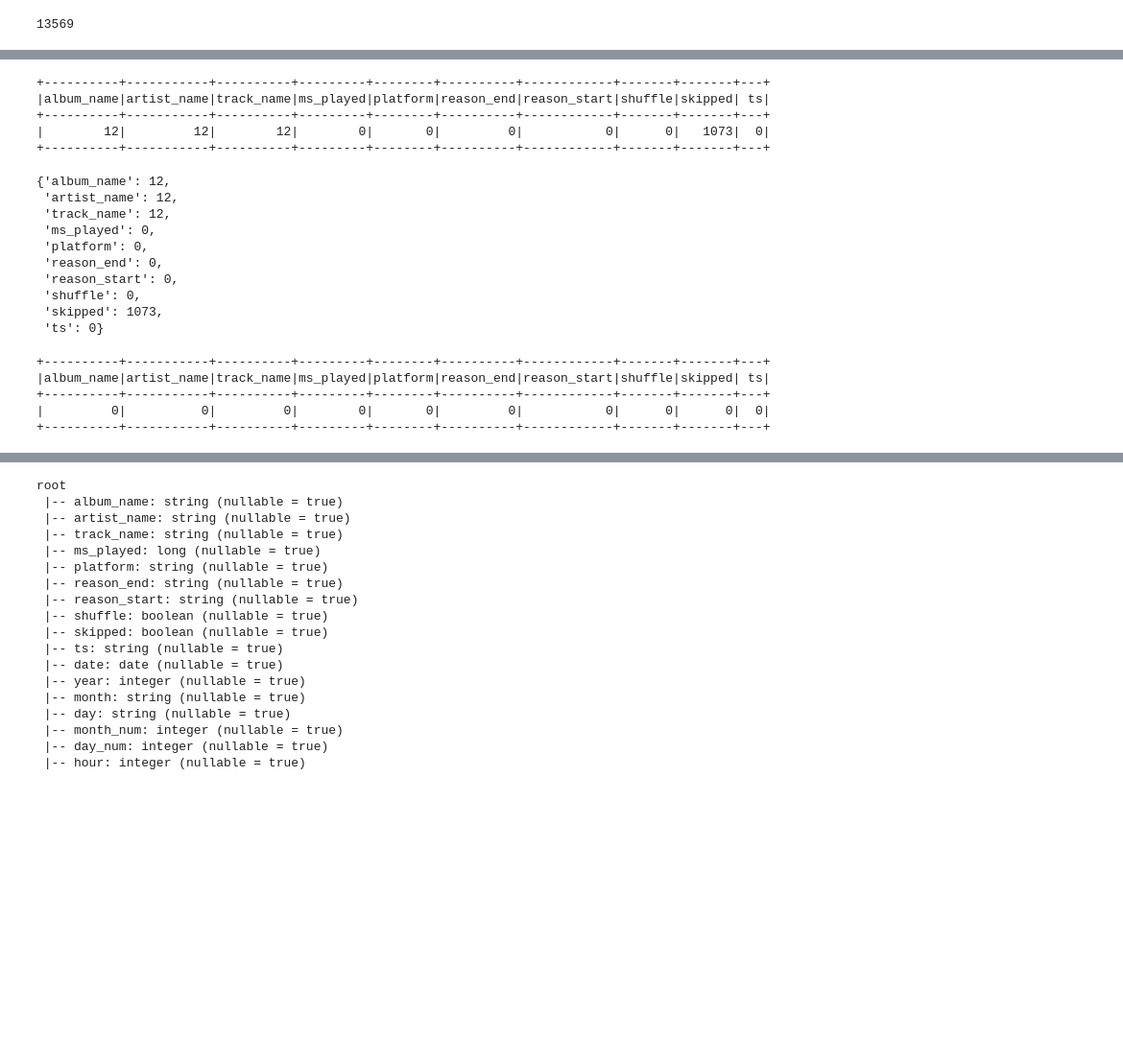
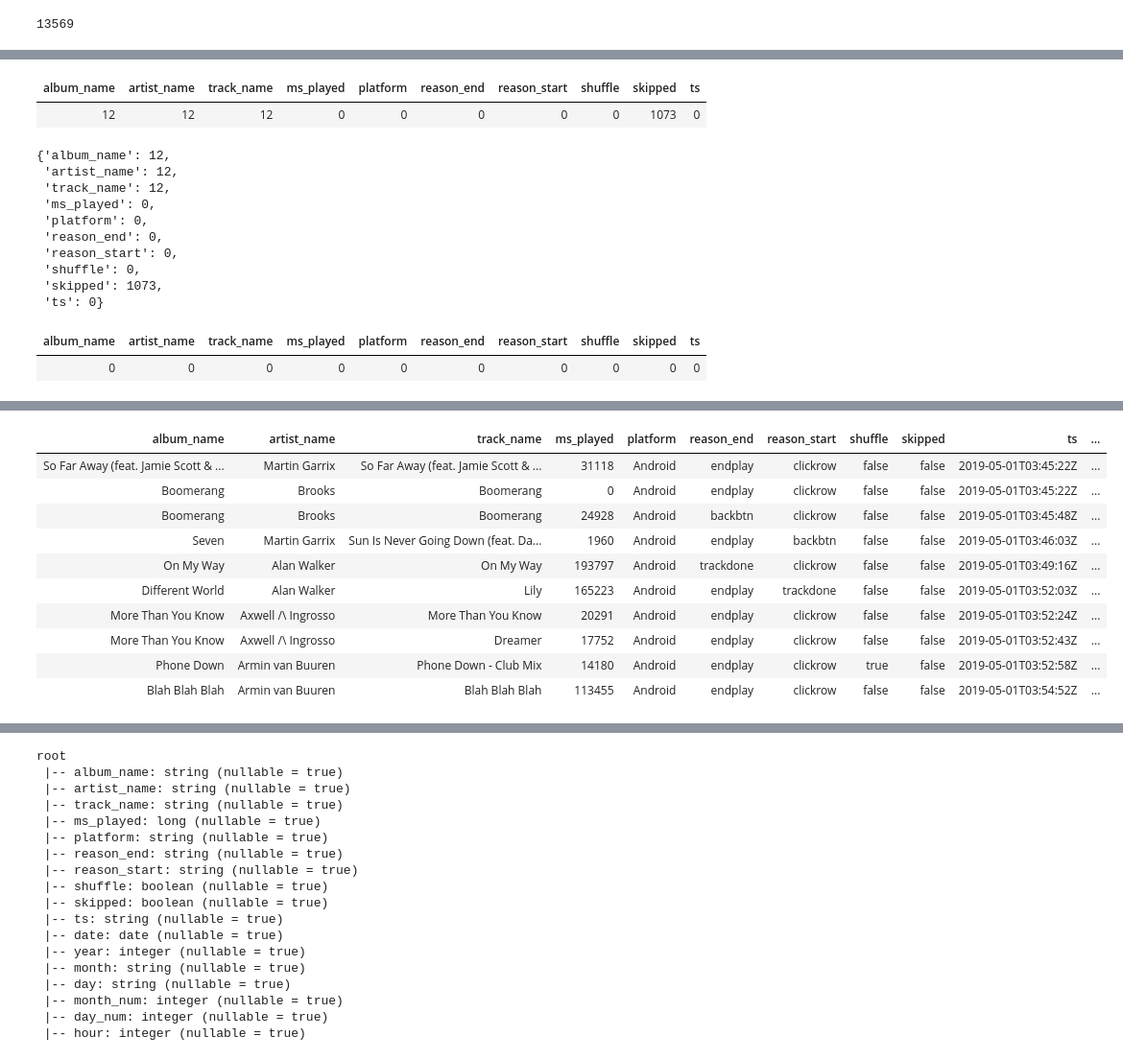
Before and after one commit to BSrinivasChandra/Spotify-Analysis, a Jupyter notebook: Data Loading And Transformation.ipynb, the cells around one changed output, grey strips where cells are left out. Shown: that part at 96% size. Cells and saved outputs as stored; diff of their text form; code cells hidden in the pictures; blank space fills up the shorter version.

Commit message:
Records Limited for outputs

```diff
--- a/Data Loading And Transformation.ipynb
+++ b/Data Loading And Transformation.ipynb
@@ -153,26 +139,23 @@ only showing top 10 rows
 #Displaying the count of NULL values in each Column.
 from pyspark.sql.functions import col, when, count, coalesce
 df_null_count = sp_df.select([count(when(col(c).isNull(),c)).alias(c) for c in sp_df.columns])
-df_null_count.show(10)
+df_null_count.display(10)
 # A Dictonary with columns and count of null values.
 df_null_count_dict = {c : sp_df.filter(col(c).isNull()).count() for c in sp_df.columns}
 df_null_count_dict
 # %% [output]
+| album_name | artist_name | track_name | ms_played | platform | reason_end | reason_start | shuffle | skipped | ts |
+| 12 | 12 | 12 | 0 | 0 | 0 | 0 | 0 | 1073 | 0 |
-+----------+-----------+----------+---------+--------+----------+------------+-------+-------+---+
-|album_name|artist_name|track_name|ms_played|platform|reason_end|reason_start|shuffle|skipped| ts|
-+----------+-----------+----------+---------+--------+----------+------------+-------+-------+---+
-|        12|         12|        12|        0|       0|         0|           0|      0|   1073|  0|
-+----------+-----------+----------+---------+--------+----------+------------+-------+-------+---+
+{'album_name': 12,
+ 'artist_name': 12,
+ 'track_name': 12,
+ 'ms_played': 0,
+ 'platform': 0,
+ 'reason_end': 0,
+ 'reason_start': 0,
+ 'shuffle': 0,
+ 'skipped': 1073,
+ 'ts': 0}
-{'album_name': 12,
- 'artist_name': 12,
- 'track_name': 12,
- 'ms_played': 0,
- 'platform': 0,
- 'reason_end': 0,
- 'reason_start': 0,
- 'shuffle': 0,
- 'skipped': 1073,
- 'ts': 0}
 # %%
 sp_df = sp_df.dropna(subset=['album_name', 'artist_name', 'track_name'])
 # %%
@@ -185,14 +168,11 @@ sp_df = sp_df.withColumn('skipped', when(col('skipped').isNull(), False).otherwi
 # %%
 from pyspark.sql.functions import col, when, count, coalesce
 df_null_count = sp_df.select([count(when(col(c).isNull(),c)).alias(c) for c in sp_df.columns])
-df_null_count.show(10)
+df_null_count.display(10)
 # %% [output]
-+----------+-----------+----------+---------+--------+----------+------------+-------+-------+---+
-|album_name|artist_name|track_name|ms_played|platform|reason_end|reason_start|shuffle|skipped| ts|
-+----------+-----------+----------+---------+--------+----------+------------+-------+-------+---+
-|         0|          0|         0|        0|       0|         0|           0|      0|      0|  0|
-+----------+-----------+----------+---------+--------+----------+------------+-------+-------+---+
+| album_name | artist_name | track_name | ms_played | platform | reason_end | reason_start | shuffle | skipped | ts |
+| 0 | 0 | 0 | 0 | 0 | 0 | 0 | 0 | 0 | 0 |
 # %%
 sp_df = sp_df.withColumn('date', col('ts').cast('date'))
-sp_df.show(10)
+sp_df.limit(10).display()
 # %% [output]
@@ -214,3 +179,14 @@ only showing top 10 rows
+| album_name | artist_name | track_name | ms_played | platform | reason_end | reason_start | shuffle | skipped | ts | ... |
+| So Far Away (feat. Jamie Scott & ... | Martin Garrix | So Far Away (feat. Jamie Scott & ... | 31118 | Android | endplay | clickrow | false | false | 2019-05-01T03:45:22Z | ... |
+| Boomerang | Brooks | Boomerang | 0 | Android | endplay | clickrow | false | false | 2019-05-01T03:45:22Z | ... |
+| Boomerang | Brooks | Boomerang | 24928 | Android | backbtn | clickrow | false | false | 2019-05-01T03:45:48Z | ... |
+| Seven | Martin Garrix | Sun Is Never Going Down (feat. Da... | 1960 | Android | endplay | backbtn | false | false | 2019-05-01T03:46:03Z | ... |
+| On My Way | Alan Walker | On My Way | 193797 | Android | trackdone | clickrow | false | false | 2019-05-01T03:49:16Z | ... |
+| Different World | Alan Walker | Lily | 165223 | Android | endplay | trackdone | false | false | 2019-05-01T03:52:03Z | ... |
+| More Than You Know | Axwell /\ Ingrosso | More Than You Know | 20291 | Android | endplay | clickrow | false | false | 2019-05-01T03:52:24Z | ... |
+| More Than You Know | Axwell /\ Ingrosso | Dreamer | 17752 | Android | endplay | clickrow | false | false | 2019-05-01T03:52:43Z | ... |
+| Phone Down | Armin van Buuren | Phone Down - Club Mix | 14180 | Android | endplay | clickrow | true | false | 2019-05-01T03:52:58Z | ... |
+| Blah Blah Blah | Armin van Buuren | Blah Blah Blah | 113455 | Android | endplay | clickrow | false | false | 2019-05-01T03:54:52Z | ... |
 # %%
 from pyspark.sql.functions import date_format
 sp_df = sp_df.withColumn('year', date_format('date', 'y'))\
```
Also changed, not shown: parts of 10 cells of this notebook.
